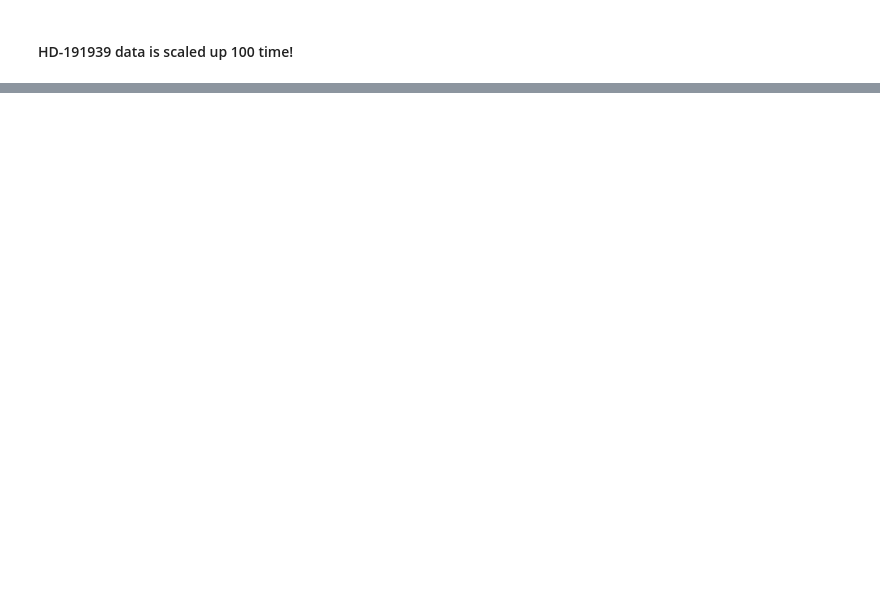
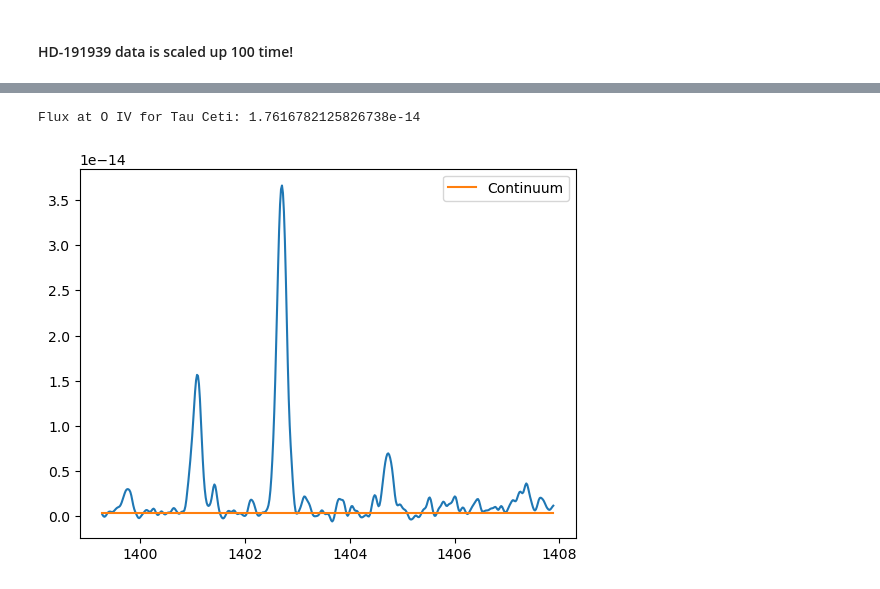
Before and after one commit to bellalongo/Star-Emission-Line-Flux, a Jupyter notebook: HD-191939/hd-191939_comparison.ipynb, the cells around one changed output, grey strips where cells are left out. Cells and saved outputs as stored; diff of their text form; code cells hidden in the pictures; blank space fills up the shorter version.

```diff
--- a/HD-191939/hd-191939_comparison.ipynb
+++ b/HD-191939/hd-191939_comparison.ipynb
@@ -199,0 +248,23 @@ Si II lines at [1260.417, 1264.737, 1265.001]
+# %%
+# Tau Ceti
+tc_peak_width = 0.5
+tc_oIV_mask = (smoothtc_wavelength_data > oIV_lines[0] - tc_peak_width) & (smoothtc_wavelength_data < oIV_lines[2] + tc_peak_width)
+
+# Calculate the continuum
+peak_width, peak_width_pixels, flux_range = peak_width_finder('E140M', smoothtc_wavelength_data[tc_oIV_mask])
+continuum = split_create_trendline(smoothtc_wavelength_data[tc_oIV_mask], smoothtc_flux_data[tc_oIV_mask], peak_width_pixels)
+
+# Calculate the flux
+w0,w1 = wavelength_edges(smoothtc_wavelength_data[tc_oIV_mask])
+total_sumflux = np.sum(smoothtc_flux_data[tc_oIV_mask]*(w1-w0))
+continuum_sumflux = np.sum(continuum*(w1-w0))
+tc_total_flux = total_sumflux - continuum_sumflux
+print(f'Flux at O IV for Tau Ceti: {tc_total_flux}')
+
+plt.plot(smoothtc_wavelength_data[tc_oIV_mask], smoothtc_flux_data[tc_oIV_mask])
+plt.plot(smoothtc_wavelength_data[tc_oIV_mask], continuum, label = 'Continuum')
+plt.legend()
+plt.show()
+# %% [output]
+Flux at O IV for Tau Ceti: 1.7616782125826738e-14
+[figure, added]
```
Also changed, not shown: parts of 13 cells of this notebook.
